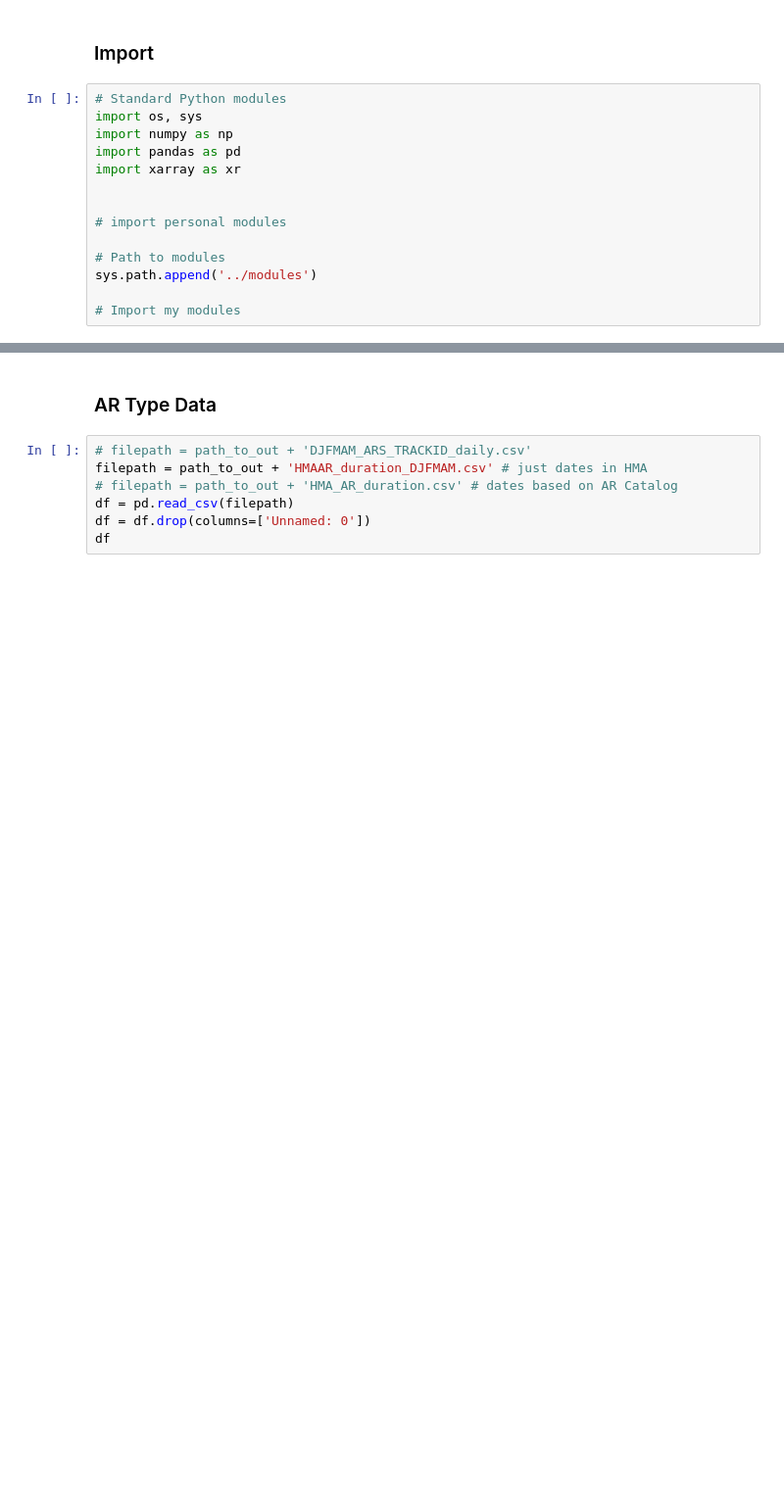
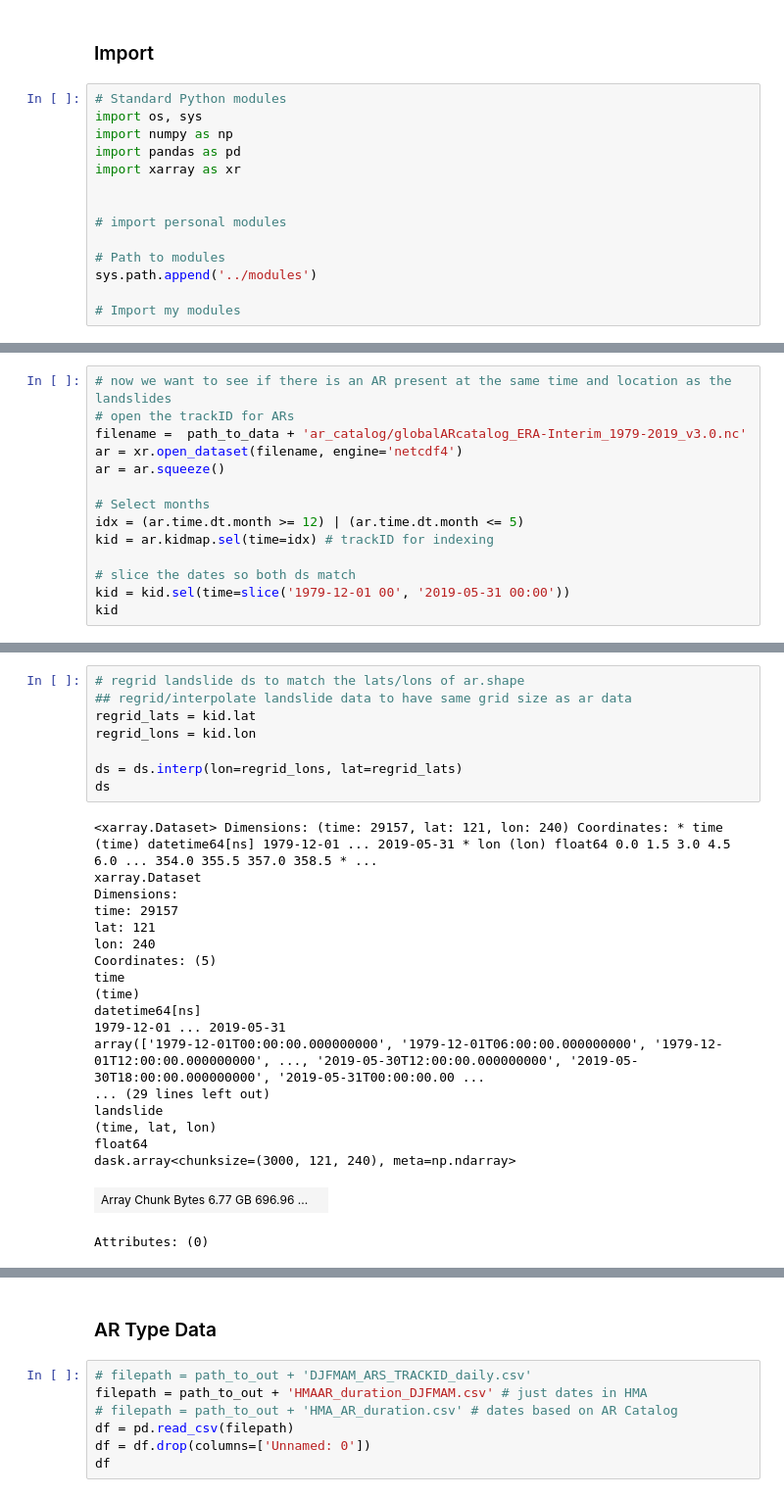
Before and after one commit to dlnash/HMA_AR_freezing_level, a Jupyter notebook: preprocess/generate_df_ivt.ipynb, the cells around one changed output, grey strips where cells are left out. Shown at 98% size. Saved outputs shown, nothing was run; the diff lists cells and outputs as text; blank space fills up the shorter version.

```diff
--- a/preprocess/generate_df_ivt.ipynb
+++ b/preprocess/generate_df_ivt.ipynb
@@ -22,0 +157,14 @@ path_to_figs = '/home/nash/DATA/repositories/HASIA_ch2_analysis/figs/'      # fi
+# %%
+# now we want to see if there is an AR present at the same time and location as the landslides
+# open the trackID for ARs
+filename =  path_to_data + 'ar_catalog/globalARcatalog_ERA-Interim_1979-2019_v3.0.nc'
+ar = xr.open_dataset(filename, engine='netcdf4')
+ar = ar.squeeze()
+
+# Select months
+idx = (ar.time.dt.month >= 12) | (ar.time.dt.month <= 5)
+kid = ar.kidmap.sel(time=idx) # trackID for indexing
+
+# slice the dates so both ds match
+kid = kid.sel(time=slice('1979-12-01 00', '2019-05-31 00:00'))
+kid
@@ -22,0 +235,28 @@ path_to_figs = '/home/nash/DATA/repositories/HASIA_ch2_analysis/figs/'      # fi
+# %%
+# regrid landslide ds to match the lats/lons of ar.shape
+## regrid/interpolate landslide data to have same grid size as ar data
+regrid_lats = kid.lat
+regrid_lons = kid.lon
+
+ds = ds.interp(lon=regrid_lons, lat=regrid_lats)
+ds
+# %% [output]
+<xarray.Dataset> Dimensions: (time: 29157, lat: 121, lon: 240) Coordinates: * time (time) datetime64[ns] 1979-12-01 ... 2019-05-31 * lon (lon) float64 0.0 1.5 3.0 4.5 6.0 ... 354.0 355.5 357.0 358.5 * ...
+xarray.Dataset
+Dimensions:
+time: 29157
+lat: 121
+lon: 240
+Coordinates: (5)
+time
+(time)
+datetime64[ns]
+1979-12-01 ... 2019-05-31
+array(['1979-12-01T00:00:00.000000000', '1979-12-01T06:00:00.000000000', '1979-12-01T12:00:00.000000000', ..., '2019-05-30T12:00:00.000000000', '2019-05-30T18:00:00.000000000', '2019-05-31T00:00:00.00 ...
+... (29 lines left out)
+landslide
+(time, lat, lon)
+float64
+dask.array<chunksize=(3000, 121, 240), meta=np.ndarray>
+| Array Chunk Bytes 6.77 GB 696.96 ... |  |
+Attributes: (0)
```
Also changed, not shown: parts of 18 cells of this notebook, 2 other files.
